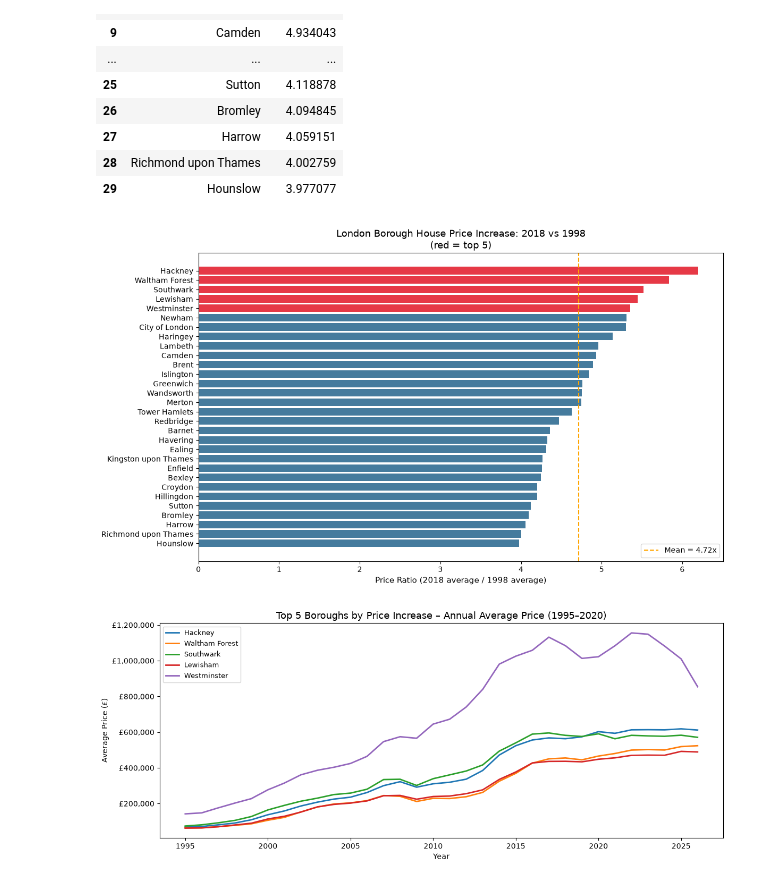
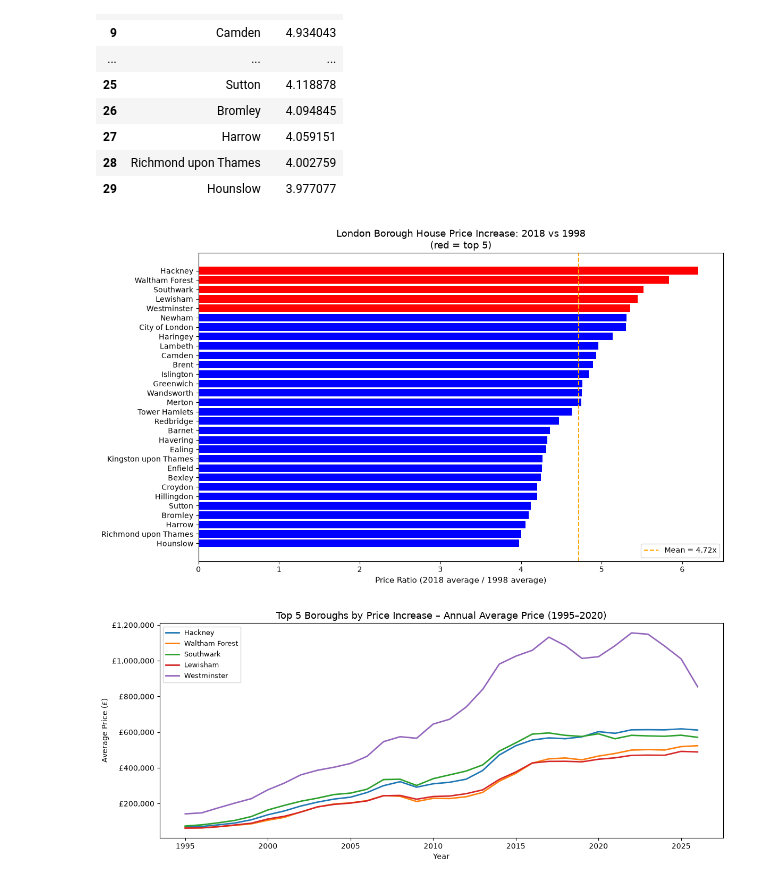
Before and after one commit to thomastruong-ai/Springboard, a Jupyter notebook: Notebooks/Unit_4_Challenge_Tier3_Thomas.ipynb, the cells around one changed output. Cells and saved outputs as stored; diff of their text form; code cells hidden in the pictures.

```diff
--- a/Notebooks/Unit_4_Challenge_Tier3_Thomas.ipynb
+++ b/Notebooks/Unit_4_Challenge_Tier3_Thomas.ipynb
@@ -271,21 +289,21 @@ ratio_df
 # %%
 # Bar chart of all boroughs
 fig, ax = plt.subplots(figsize=(12, 7))
-colors = ['#e63946' if i < 5 else '#457b9d' for i in range(len(ratio_df))]
+colors = ['r' if i < 5 else 'b' for i in range(len(ratio_df))]
 ax.barh(ratio_df['London_Borough'], ratio_df['Price_Ratio'], color=colors)
 ax.set_xlabel('Price Ratio (2018 average / 1998 average)', fontsize=11)
 ax.set_title('London Borough House Price Increase: 2018 vs 1998\n(red = top 5)', fontsize=13)
 ax.axvline(
     x=ratio_df['Price_Ratio'].mean(), color='orange',
     linestyle='--', linewidth=1.5,
     label=f'Mean = {ratio_df["Price_Ratio"].mean():.2f}x'
 )
 ax.legend()
 ax.invert_yaxis()
 plt.tight_layout()
 plt.show()
 # %% [output]
-[figure, old version]
+[figure, new version]
 # %%
 # Line chart – top 5 boroughs over time
 top5 = ratio_df.head(5)['London_Borough'].tolist()
```
Also changed, not shown: parts of 2 cells of this notebook, 1 other file.
